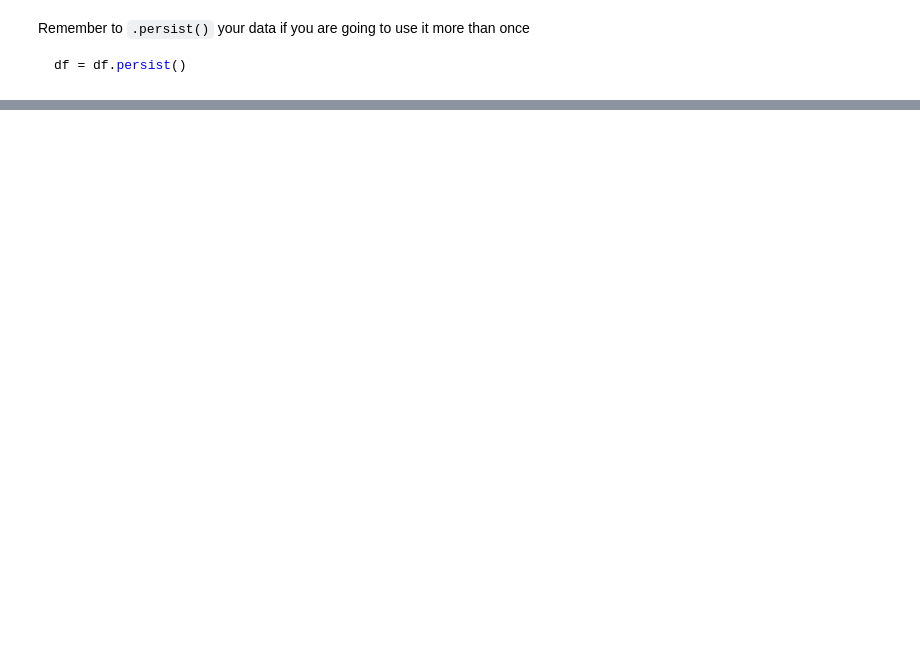
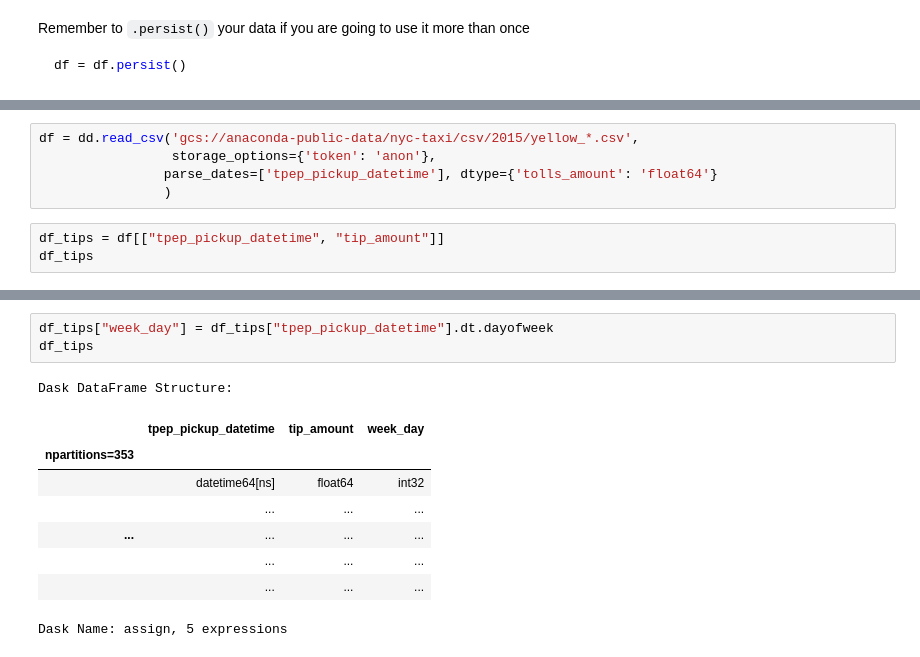
Before and after one commit to BDT-2024/dask-lab, a Jupyter notebook: Ex_3.ipynb, the cells around one changed output, grey strips where cells are left out. Saved outputs shown, nothing was run; the diff lists cells and outputs as text; blank space fills up the shorter version.

```diff
--- a/Ex_3.ipynb
+++ b/Ex_3.ipynb
@@ -27,0 +114,8 @@ df = df.persist()
+# %%
+df = dd.read_csv('gcs://anaconda-public-data/nyc-taxi/csv/2015/yellow_*.csv',
+                 storage_options={'token': 'anon'},
+                parse_dates=['tpep_pickup_datetime'], dtype={'tolls_amount': 'float64'}
+                )
+# %%
+df_tips = df[["tpep_pickup_datetime", "tip_amount"]]
+df_tips
@@ -27,0 +132,13 @@ df = df.persist()
+# %%
+df_tips["week_day"] = df_tips["tpep_pickup_datetime"].dt.dayofweek
+df_tips
+# %% [output]
+Dask DataFrame Structure:
+|  | tpep_pickup_datetime | tip_amount | week_day |
+| npartitions=353 |  |  |  |
+|  | datetime64[ns] | float64 | int32 |
+|  | ... | ... | ... |
+| ... | ... | ... | ... |
+|  | ... | ... | ... |
+|  | ... | ... | ... |
+Dask Name: assign, 5 expressions
```
Also changed, not shown: parts of 19 cells of this notebook, 1 other file.
